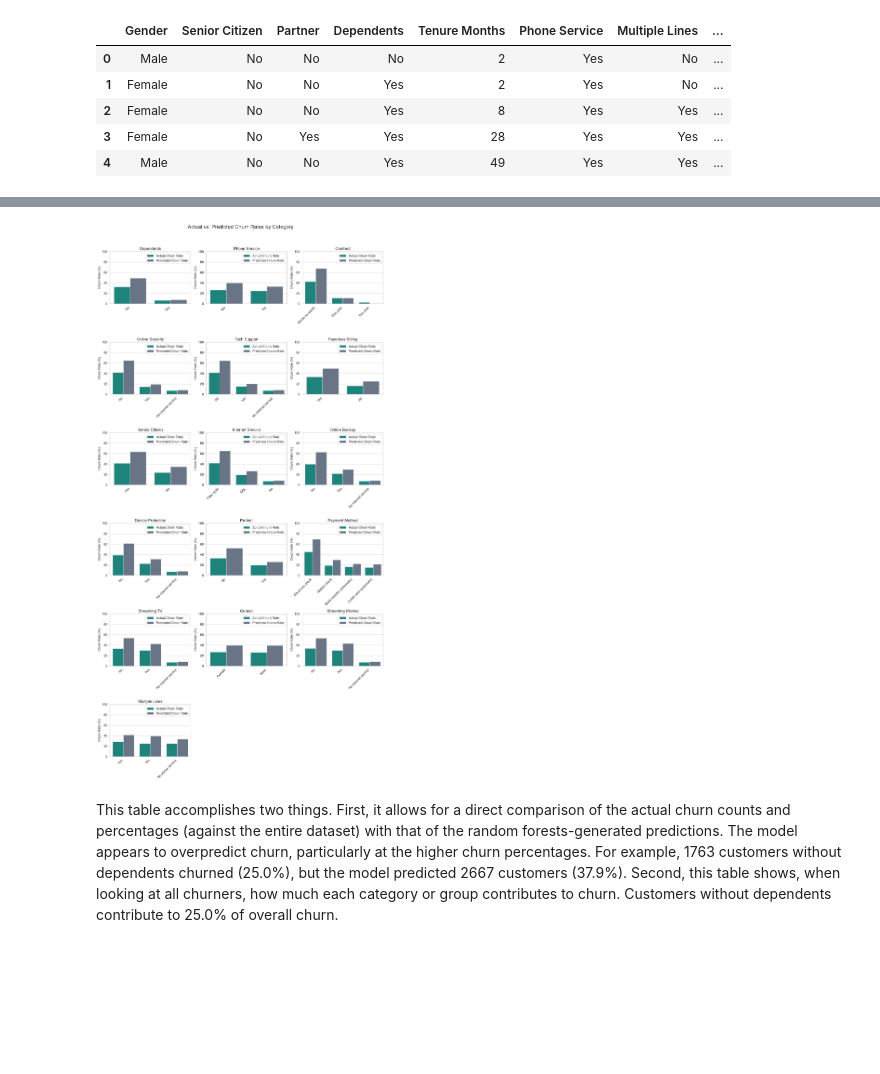
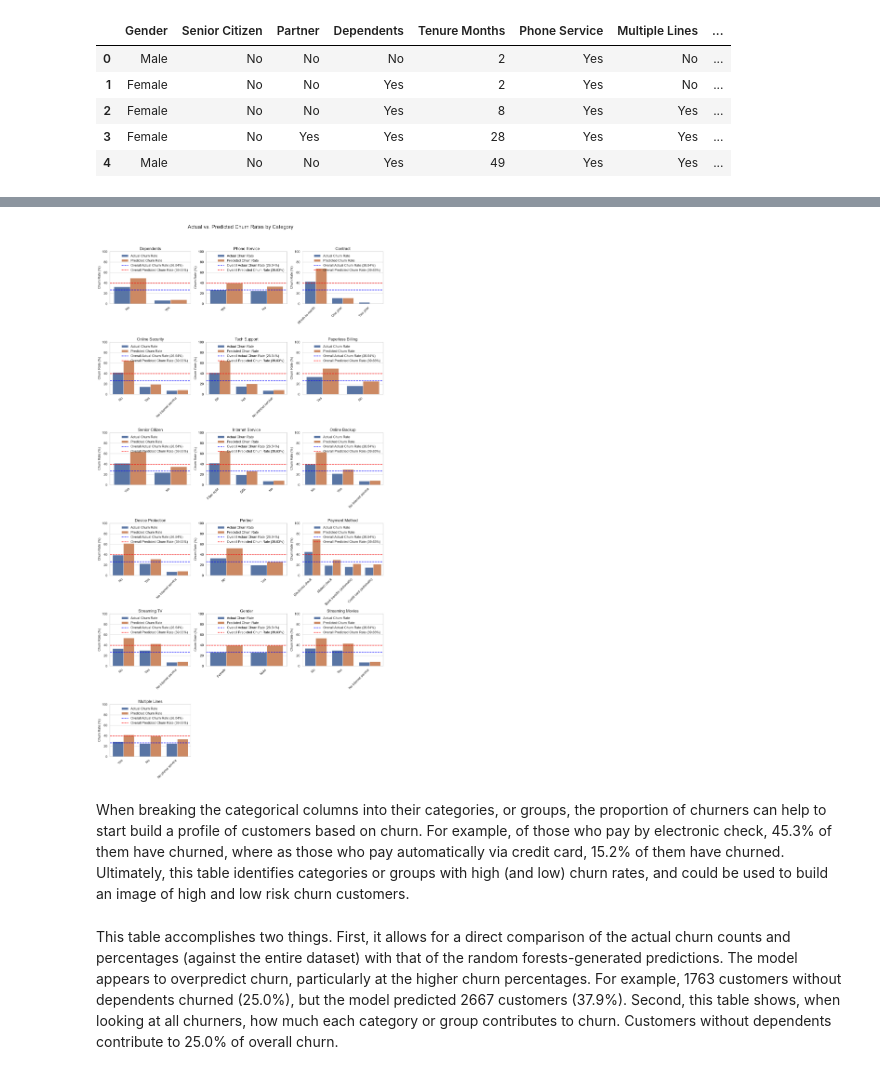
Before and after one commit to jharrison4386/ADS-505-Group-8-Project, a Jupyter notebook: final_project_predictive_modeling.ipynb, the cells around one changed output, grey strips where cells are left out. Cells and saved outputs as stored; diff of their text form; code cells hidden in the pictures; blank space fills up the shorter version.

```diff
--- a/final_project_predictive_modeling.ipynb
+++ b/final_project_predictive_modeling.ipynb
@@ -867,5 +830,14 @@ When breaking the categorical columns into their categories, or groups, the prop
 # %%
 # comparing proportions of actual and predicted churners against the entire dataset
+
+cat_cols = ["Gender", "Senior Citizen", "Partner", "Dependents", "Phone Service", "Multiple Lines", "Internet Service",
+"Online Security", "Online Backup", "Device Protection", "Tech Support", "Streaming TV", "Streaming Movies", "Contract",
+"Paperless Billing", "Payment Method"]
+
+num_cols = ["Tenure Months", "Monthly Charges", "Total Charges"]
+
+actual_churn = "Churn Value"
+pred_churn = "rf_pred"
 
 total_n = len(df2)
 
@@ -1006,38 +978,57 @@ for i, variable in enumerate(variables):
         y = "Churn Rate (%)",
         hue = "Churn Type",
         hue_order = ["Actual Churn Rate", "Predicted Churn Rate"],
-        palette = palette,
+        #palette = palette,
         ax = ax
     )
+
+    # Add horizontal reference line for overall churn
+    ax.axhline(
+        y=26.54,
+        color="blue",
+        linestyle="--",
+        linewidth=2,
+        label="Overall Actual Churn Rate (26.54%)"
+    )
+
+    ax.axhline(
+            y=39.63,
+            color="red",
+            linestyle="--",
+            linewidth=2,
+            label="Overall Predicted Churn Rate (39.63%)"
+        )
 
     ax.set_title(f"{variable}", fontsize = 16)
     ax.set_xlabel("", fontsize = 13)
     ax.set_ylabel("Churn Rate (%)", fontsize = 13)
     ax.set_ylim(0, 100)
     ax.tick_params(axis="x", labelsize = 13, rotation = 45)
     ax.tick_params(axis="y", labelsize = 13)
-    ax.legend(title="", fontsize=13)
+    ax.legend(title="", fontsize=13, framealpha = 0)
 
     # Align category labels
     for label in ax.get_xticklabels():
         label.set_horizontalalignment("right")
 
 # Remove unused subplots
 for j in range(len(variables), len(axes)):
     fig.delaxes(axes[j])
 
 fig.suptitle(
     "Actual vs. Predicted Churn Rates by Category",
     fontsize=20,
     y=1.02
 )
 
 plt.tight_layout()
 plt.show()
 
 # Chatgpt. (n.d.). ChatGPT. Retrieved October 11, 2026, from https://chatgpt.com/
 # %% [output]
-[figure, old version]
+[figure, new version]
+# %% [markdown]
+When breaking the categorical columns into their categories, or groups, the proportion of churners can help to start build a profile of customers based on churn. For example, of those who pay by electronic check, 45.3% of them have churned, where as those who pay automatically via credit card, 15.2% of them have churned. Ultimately, this table identifies categories or groups with high (and low) churn rates, and could be used to build an image of high and low risk churn customers.
 # %% [markdown]
 This table accomplishes two things. First, it allows for a direct comparison of the actual churn counts and percentages (against the entire dataset) with that of the random forests-generated predictions. The model appears to overpredict churn, particularly at the higher churn percentages. For example, 1763 customers without dependents churned (25.0%), but the model predicted 2667 customers (37.9%). Second, this table shows, when looking at all churners, how much each category or group contributes to churn. Customers without dependents contribute to 25.0% of overall churn.
 # %%
```
Also changed, not shown: parts of 33 cells of this notebook.
